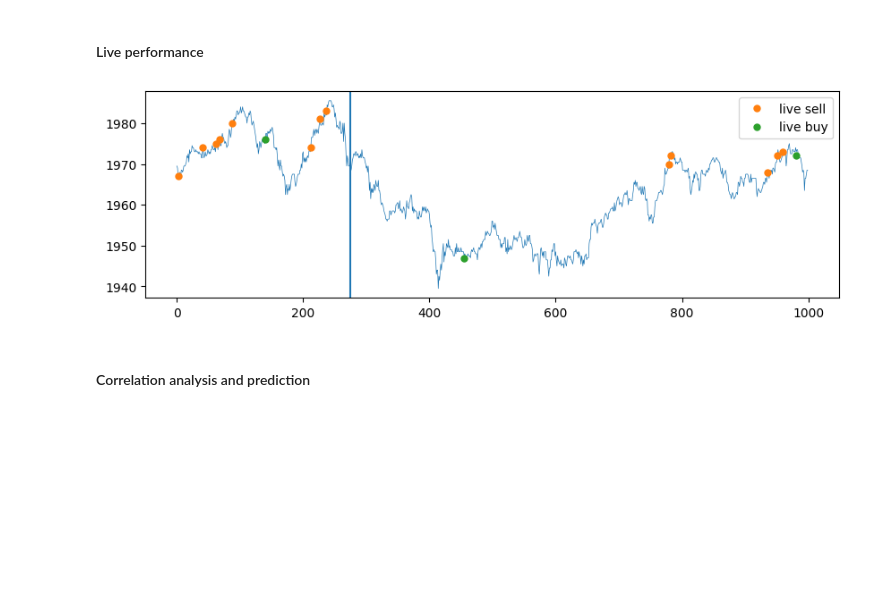
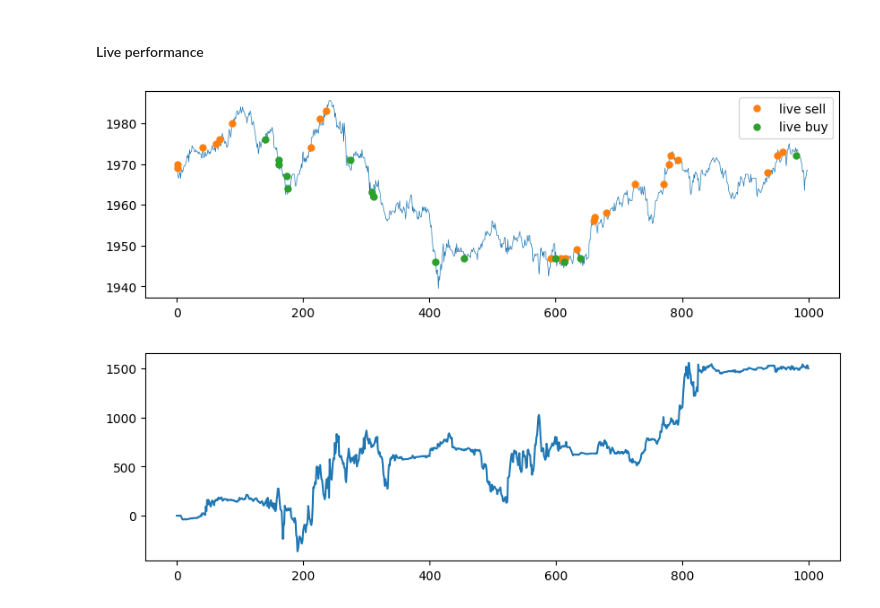
Before and after one commit to karinsim/Prosperity-by-IMC, a Jupyter notebook: round1.ipynb, the cells around one changed output. Saved outputs shown, nothing was run; the diff lists cells and outputs as text; code cells hidden in the pictures; blank space fills up the shorter version.

```diff
--- a/round1.ipynb
+++ b/round1.ipynb
@@ -10,7 +10,7 @@ DIR = "data/round-1/"
 df1 = pd.read_csv(DIR+"prices_round_1_day_-2.csv", delimiter=';')
 df2 = pd.read_csv(DIR+"prices_round_1_day_-1.csv", delimiter=';')
 df3 = pd.read_csv(DIR+"prices_round_1_day_0.csv", delimiter=';')
-PnL = pd.read_csv(DIR+"prices_day_1.csv", delimiter=';')
+PnL = pd.read_csv(DIR+"log1-prices.txt", delimiter=';')
 # %%
 price = pd.concat((df1, df2, df3, PnL))
 # %%
@@ -520,16 +482,15 @@ sell_price = list(squid_sell["price"])
 # %%
 plt.figure(figsize=(10,3))
 plt.plot(squid["timestamp"]/100, squid["mid_price"], lw=0.5)
 plt.plot(np.array(sell_time)/100, sell_price, lw=0, ms=10, marker='.', label="live sell")
 plt.plot(np.array(buy_time)/100, buy_price, lw=0, ms=10, marker='.', label="live buy")
 
-plt.axvline(274)
 plt.legend()
 plt.show()
-# plt.figure(figsize=(10,3))
-# plt.plot(squid["timestamp"]/100, PnL.loc[PnL["product"]=="SQUID_INK"]["profit_and_loss"])
-# plt.show()
+
+plt.figure(figsize=(10,3))
+plt.plot(squid["timestamp"]/100, PnL.loc[PnL["product"]=="SQUID_INK"]["profit_and_loss"])
+plt.show()
 # %% [output]
-[figure, old version]
+[figure, new version]
+[figure, added]
-# %% [markdown]
-#### Correlation analysis and prediction
```
Also changed, not shown: parts of 32 cells of this notebook, 1 other file.
